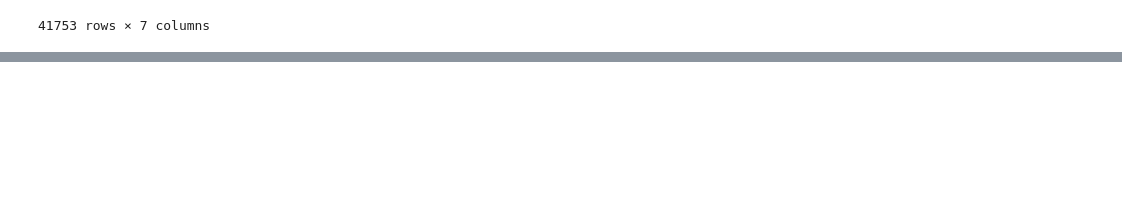
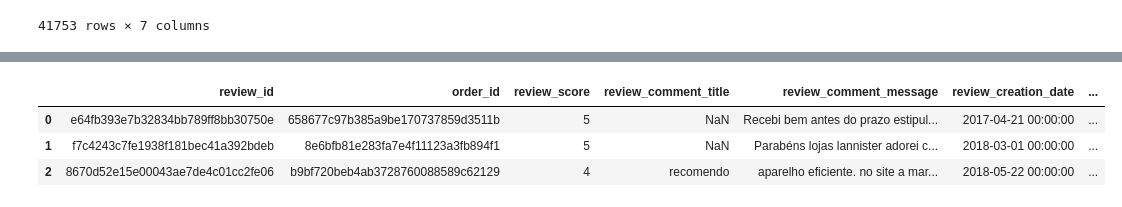
Before and after one commit to eacardenase/Transfiriendo-Test, a Jupyter notebook: Notebooks/Olist.ipynb, the cells around one changed output, grey strips where cells are left out. Saved outputs shown, nothing was run; the diff lists cells and outputs as text; code cells hidden in the pictures; blank space fills up the shorter version.

```diff
--- a/Notebooks/Olist.ipynb
+++ b/Notebooks/Olist.ipynb
@@ -426,0 +138,7 @@ df '__'
+# %%
+reviews.head(3)
+# %% [output]
+|  | review_id | order_id | review_score | review_comment_title | review_comment_message | review_creation_date | ... |
+| 0 | e64fb393e7b32834bb789ff8bb30750e | 658677c97b385a9be170737859d3511b | 5 | NaN | Recebi bem antes do prazo estipul... | 2017-04-21 00:00:00 | ... |
+| 1 | f7c4243c7fe1938f181bec41a392bdeb | 8e6bfb81e283fa7e4f11123a3fb894f1 | 5 | NaN | Parabéns lojas lannister adorei c... | 2018-03-01 00:00:00 | ... |
+| 2 | 8670d52e15e00043ae7de4c01cc2fe06 | b9bf720beb4ab3728760088589c62129 | 4 | recomendo | aparelho eficiente. no site a mar... | 2018-05-22 00:00:00 | ... |
```
Also changed, not shown: parts of 80 cells of this notebook.
